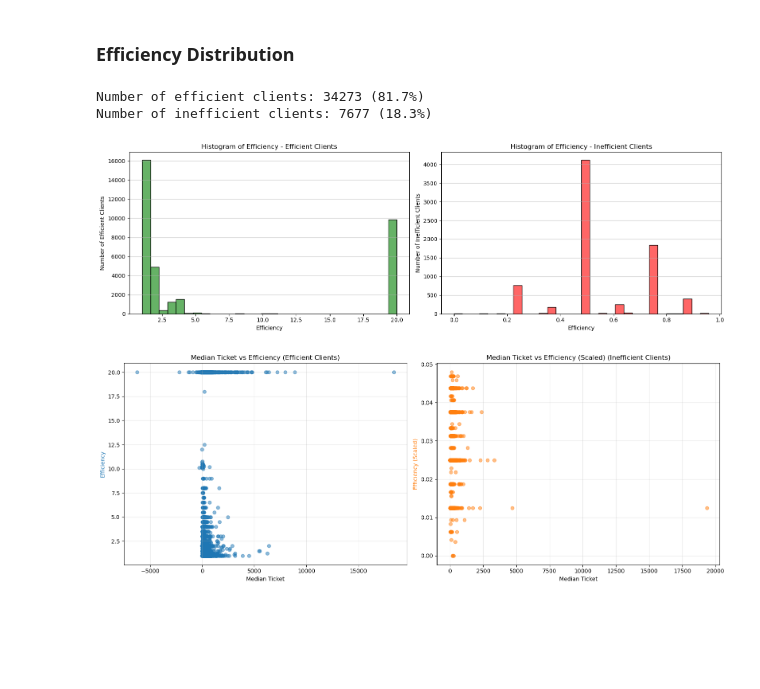
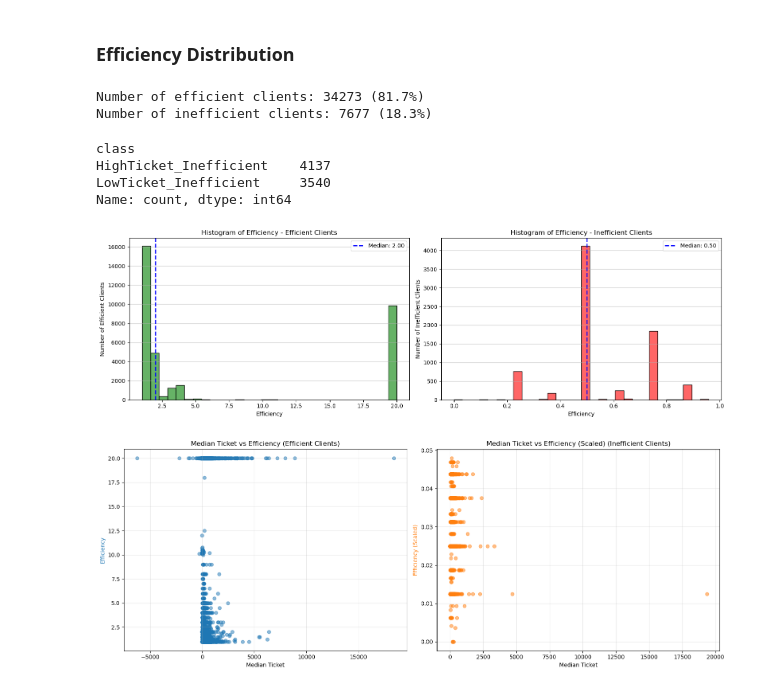
Before and after one commit to adriansotomora/capstone_project, a Jupyter notebook: scripts/model_adrian.ipynb, the cells around one changed output. Saved outputs shown, nothing was run; the diff lists cells and outputs as text; code cells hidden in the pictures; blank space fills up the shorter version.

```diff
--- a/scripts/model_adrian.ipynb
+++ b/scripts/model_adrian.ipynb
@@ -31,31 +32,43 @@ pct_inefficient = num_inefficient / total_clients * 100
 
 print(f"Number of efficient clients: {num_efficient} ({pct_efficient:.1f}%)")
 print(f"Number of inefficient clients: {num_inefficient} ({pct_inefficient:.1f}%)")
+
+inefficient_clients['class'].value_counts()
 # %% [output]
 Number of efficient clients: 34273 (81.7%)
 Number of inefficient clients: 7677 (18.3%)
+class
+HighTicket_Inefficient    4137
+LowTicket_Inefficient     3540
+Name: count, dtype: int64
 # %%
-# Plot histograms of efficiency for efficient and inefficient clients side by side
+# Plot histograms of efficiency for efficient and inefficient clients side by side, marking the median
 fig, axes = plt.subplots(1, 2, figsize=(16, 5))
 
 # Efficient Clients
 sns.histplot(efficient_clients['efficiency'], bins=30, color='green', edgecolor='black', alpha=0.6, ax=axes[0])
+median_efficient = efficient_clients['efficiency'].median()
+axes[0].axvline(median_efficient, color='blue', linestyle='--', linewidth=2, label=f'Median: {median_efficient:.2f}')
 axes[0].set_title('Histogram of Efficiency - Efficient Clients')
 axes[0].set_xlabel('Efficiency')
 axes[0].set_ylabel('Number of Efficient Clients')
 axes[0].grid(axis='y', alpha=0.75)
+axes[0].legend()
 
 # Inefficient Clients
 sns.histplot(inefficient_clients['efficiency'], bins=30, color='red', edgecolor='black', alpha=0.6, ax=axes[1])
+median_inefficient = inefficient_clients['efficiency'].median()
+axes[1].axvline(median_inefficient, color='blue', linestyle='--', linewidth=2, label=f'Median: {median_inefficient:.2f}')
 axes[1].set_title('Histogram of Efficiency - Inefficient Clients')
 axes[1].set_xlabel('Efficiency')
 axes[1].set_ylabel('Number of Inefficient Clients')
 axes[1].grid(axis='y', alpha=0.75)
+axes[1].legend()
 
 plt.tight_layout()
 plt.show()
 # %% [output]
-[figure, old version]
+[figure, new version]
 # %%
 # Plot side by side: Efficiency vs Median Ticket (Efficient) and Efficiency (Scaled) vs Median Ticket (Inefficient)
 fig, axes = plt.subplots(1, 2, figsize=(16, 6))
```
Also changed, not shown: parts of 41 cells of this notebook, 9 other files.
